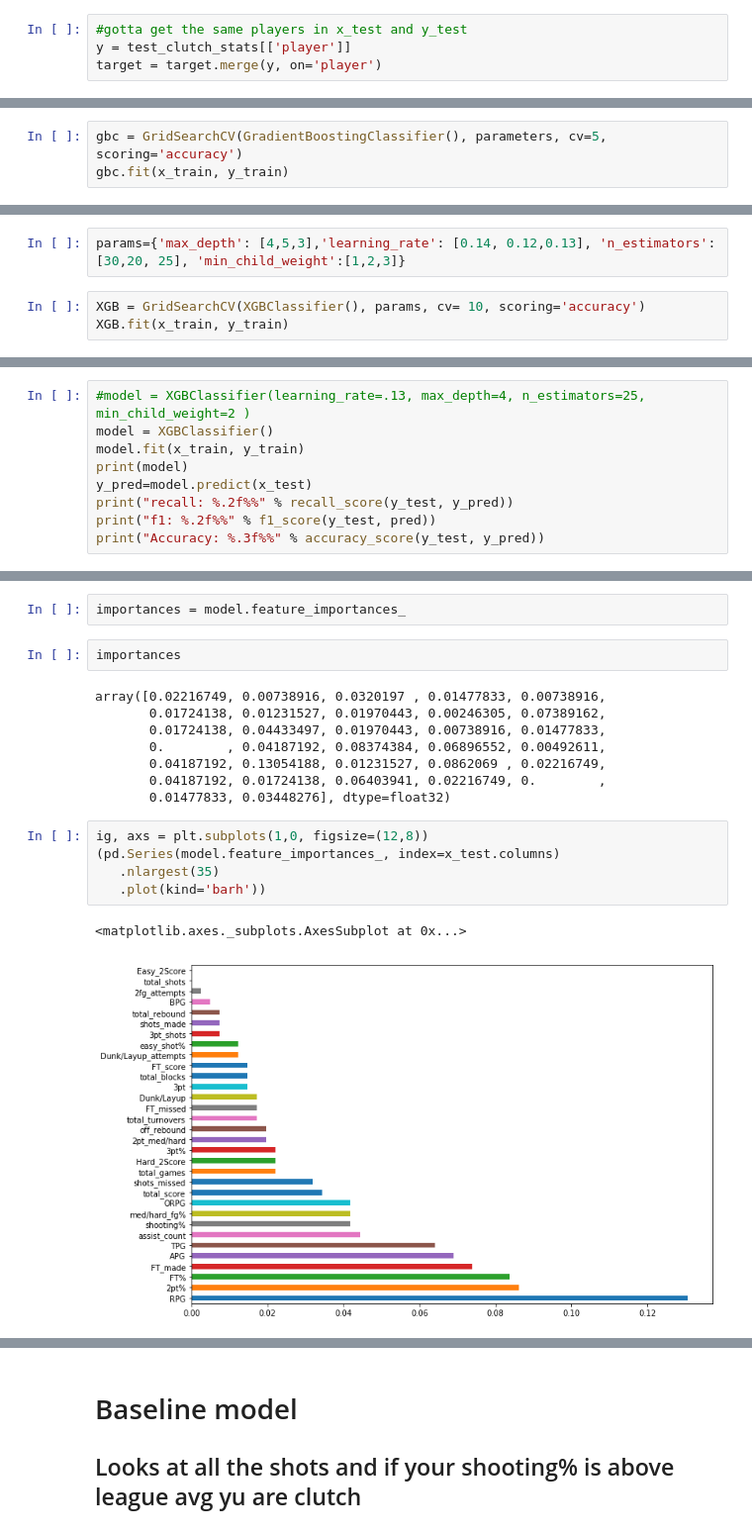
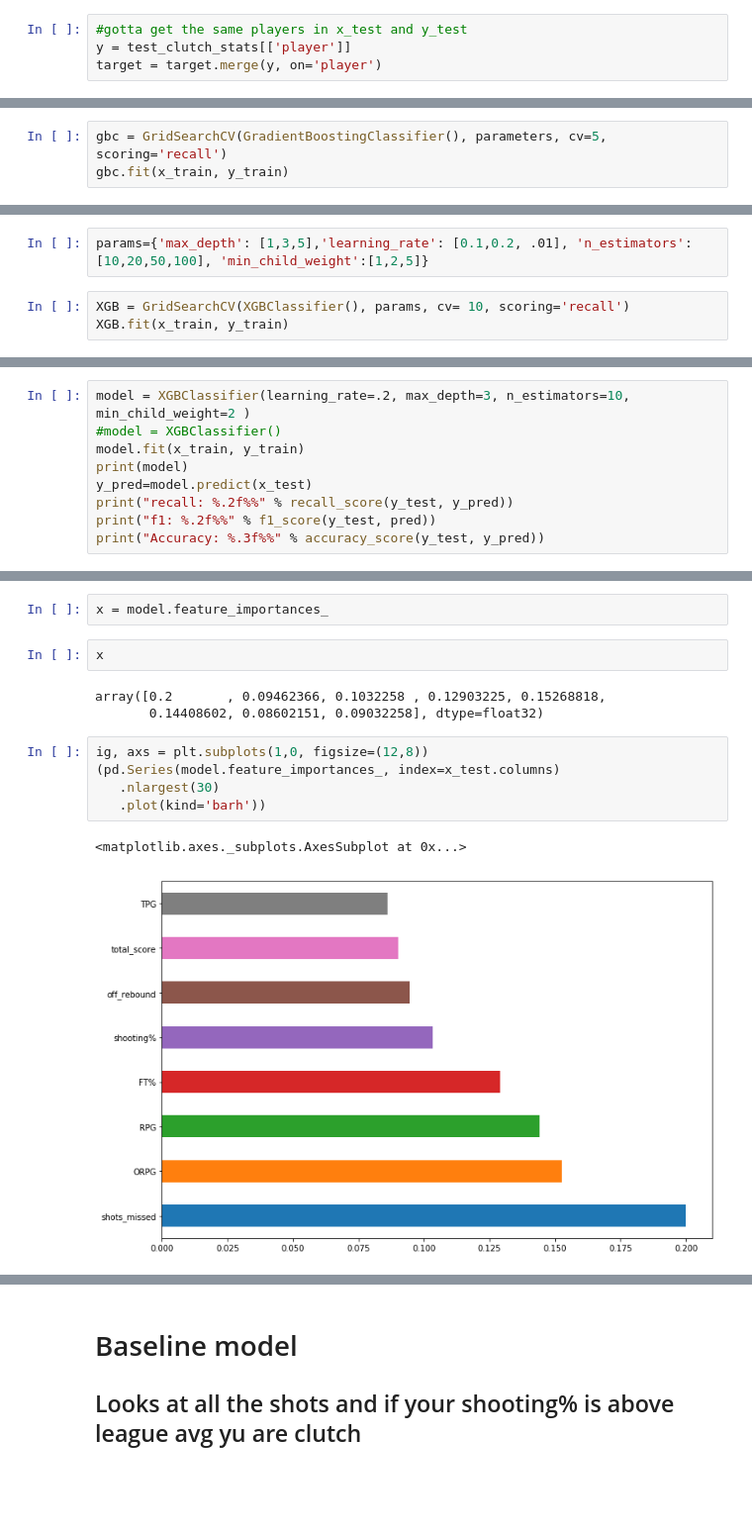
Before and after one commit to deepakchandi/clutch-baller, a Jupyter notebook: Testing.ipynb, the cells around one changed output, grey strips where cells are left out. Shown at 99% size. Drawn from its saved outputs; the diff is of its cells as text; blank space fills up the shorter version.

```diff
--- a/Testing.ipynb
+++ b/Testing.ipynb
@@ -279,5 +288,5 @@ parameters = {'learning_rate': [ 0.2, 0.25, .3], 'n_estimators': [10,100, 75, 50
 # %%
-gbc = GridSearchCV(GradientBoostingClassifier(), parameters, cv=5, scoring='accuracy')
+gbc = GridSearchCV(GradientBoostingClassifier(), parameters, cv=5, scoring='recall')
 gbc.fit(x_train, y_train)
 # %% [output]
 GridSearchCV(cv=5, error_score='raise',
@@ -307,7 +329,7 @@ gbc.best_score_
 # %%
-params={'max_depth': [4,5,3],'learning_rate': [0.14, 0.12,0.13], 'n_estimators': [30,20, 25], 'min_child_weight':[1,2,3]}
+params={'max_depth': [1,3,5],'learning_rate': [0.1,0.2, .01], 'n_estimators': [10,20,50,100], 'min_child_weight':[1,2,5]}
 # %%
-XGB = GridSearchCV(XGBClassifier(), params, cv= 10, scoring='accuracy')
+XGB = GridSearchCV(XGBClassifier(), params, cv= 10, scoring='recall')
 XGB.fit(x_train, y_train)
 # %% [output]
 GridSearchCV(cv=10, error_score='raise',
@@ -335,6 +364,6 @@ XGB.best_score_
 # %%
-#model = XGBClassifier(learning_rate=.13, max_depth=4, n_estimators=25, min_child_weight=2 )
-model = XGBClassifier()
+model = XGBClassifier(learning_rate=.2, max_depth=3, n_estimators=10, min_child_weight=2 )
+#model = XGBClassifier()
 model.fit(x_train, y_train)
 print(model)
 y_pred=model.predict(x_test)
@@ -358,20 +387,15 @@ precision_score(y_test, y_pred)
 # %%
-importances = model.feature_importances_
+x = model.feature_importances_
-# %%
-importances
-# %% [output]
-array([0.02216749, 0.00738916, 0.0320197 , 0.01477833, 0.00738916,
-       0.01724138, 0.01231527, 0.01970443, 0.00246305, 0.07389162,
-       0.01724138, 0.04433497, 0.01970443, 0.00738916, 0.01477833,
-       0.        , 0.04187192, 0.08374384, 0.06896552, 0.00492611,
-       0.04187192, 0.13054188, 0.01231527, 0.0862069 , 0.02216749,
-       0.04187192, 0.01724138, 0.06403941, 0.02216749, 0.        ,
-       0.01477833, 0.03448276], dtype=float32)
+# %%
+x
+# %% [output]
+array([0.2       , 0.09462366, 0.1032258 , 0.12903225, 0.15268818,
+       0.14408602, 0.08602151, 0.09032258], dtype=float32)
 # %%
 ig, axs = plt.subplots(1,0, figsize=(12,8))
 (pd.Series(model.feature_importances_, index=x_test.columns)
-   .nlargest(35)
+   .nlargest(30)
    .plot(kind='barh'))
 # %% [output]
 <matplotlib.axes._subplots.AxesSubplot at 0x...>
-[figure, old version]
+[figure, new version]
```
Also changed, not shown: parts of 66 cells of this notebook, 4 other files.
